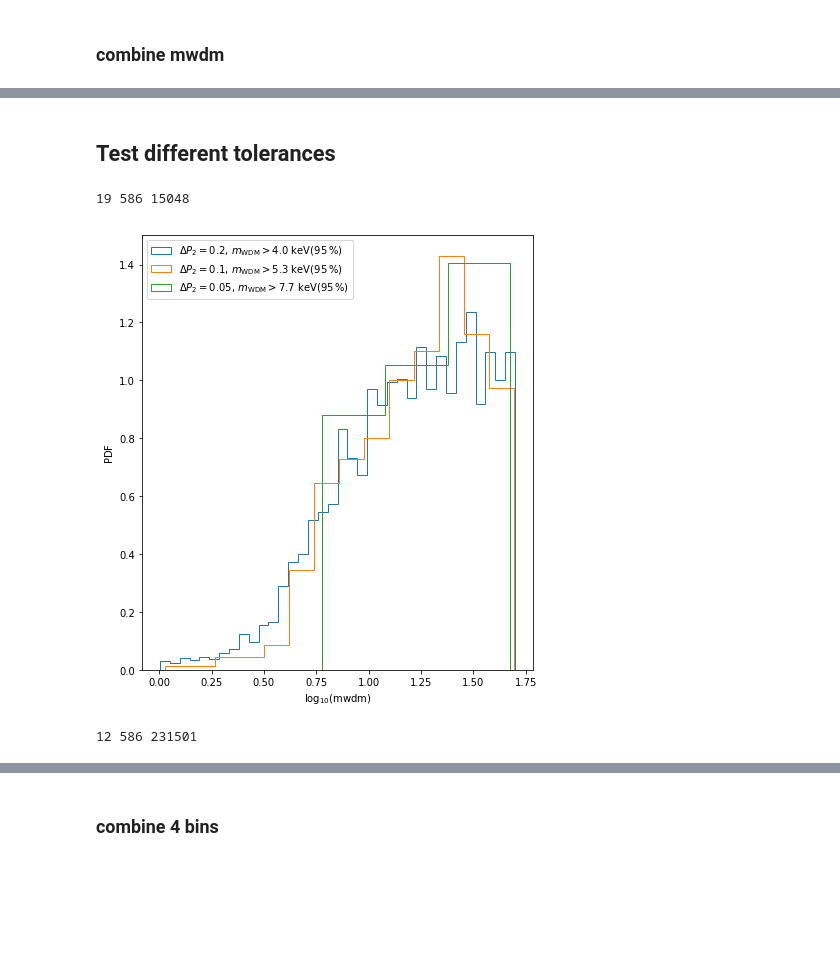
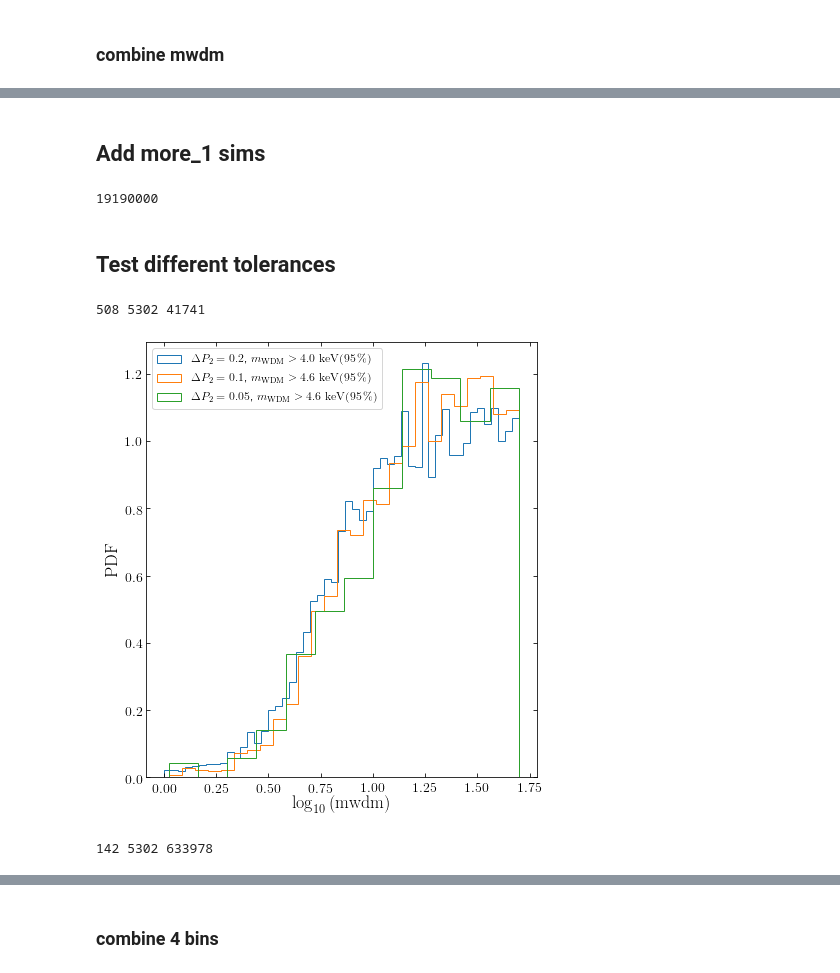
Before and after one commit to nbanik/Analyze_GD-1, a Jupyter notebook: Combine_GD1_Pal5_PDFs.ipynb, the cells around one changed output, grey strips where cells are left out. Saved outputs shown, nothing was run; the diff lists cells and outputs as text; code cells hidden in the pictures; blank space fills up the shorter version.

```diff
--- a/Combine_GD1_Pal5_PDFs.ipynb
+++ b/Combine_GD1_Pal5_PDFs.ipynb
@@ -746,3 +810,41 @@ for jj in range(350):
+# %% [markdown]
+## Add more_1 sims
+# %%
+dir_GD1 = 'dens_Omega/GD1_ABC_mwdm_diff_more1/'
+dir_P5 = 'dens_Omega/Pal5_ABC_mwdm_diff_more1/'
+
+
+
+for jj in range(500):
+    abc_diff_tr=np.loadtxt(dir_GD1 + 'ABC_loguniform_mwdm_more1_power_12.0degcut_diff_trailing_lenthreshold0.2_barspiral_NRaoBlackwell100_{}.dat'.format(jj),delimiter=',',skiprows=1)
+    abc_diff_le=np.loadtxt(dir_GD1 + 'ABC_loguniform_mwdm_more1_power_12.0degcut_diff_leading_lenthreshold0.2_barspiral_NRaoBlackwell100_{}.dat'.format(jj),delimiter=',',skiprows=1)
+
+    P5_abc_diff=np.loadtxt(dir_P5 + 'Pal5_ABC_loguniform_mwdm_more1_lenthreshold0.2_barspiral_NRaoBlackwell100_{}.dat'.format(jj),delimiter=',',skiprows=1)
+
+    NN=len(abc_diff_tr)
+
+    for ii in range(NN):
+
+        P5_mwdm.append(P5_abc_diff[ii][0])
+
+        P5_diff_hi.append(P5_abc_diff[ii][1])
+        P5_diff_med.append(P5_abc_diff[ii][2])
+        P5_diff_lo.append(P5_abc_diff[ii][3])
+
+        GD1_mwdm.append(abc_diff_tr[ii][0])
+        #Trailing
+        GD1_diff_tr_hi.append(abc_diff_tr[ii][2])
+        GD1_diff_tr_med.append(abc_diff_tr[ii][3])
+        GD1_diff_tr_lo.append(abc_diff_tr[ii][4])
+
+        #Leading
+        GD1_diff_le_hi.append(abc_diff_le[ii][2])
+        GD1_diff_le_med.append(abc_diff_le[ii][3])
+        GD1_diff_le_lo.append(abc_diff_le[ii][4])
+# %%
+print (len(P5_mwdm))
+# %% [output]
+19190000
 # %%
 for jj in range(len(GD1_mwdm)):
     if GD1_mwdm[jj] != P5_mwdm[jj]:
@@ -759,13 +861,13 @@ GD1_tol_hi_0=0.3
 GD1_tol_med_0=0.2
 GD1_tol_lo_0=0.1
 
-GD1_tol_hi_1=0.2
+GD1_tol_hi_1=0.3
 GD1_tol_med_1=0.1
-GD1_tol_lo_1=0.05
+GD1_tol_lo_1=0.08
 
-GD1_tol_hi_2=0.1
-GD1_tol_med_2=0.05
-GD1_tol_lo_2=0.025
+GD1_tol_hi_2=0.2
+GD1_tol_med_2=0.07
+GD1_tol_lo_2=0.04
 
 
 for ii in range(len(GD1_mwdm)):
@@ -780,35 +882,35 @@ for ii in range(len(GD1_mwdm)):
     and (GD1_diff_le_hi[ii] < GD1_tol_hi_1) and (GD1_diff_le_med[ii] < GD1_tol_med_1) and (GD1_diff_le_lo[ii] < GD1_tol_lo_1):
 
 
         accepted_mwdm_GD1_1.append(np.log10(GD1_mwdm[ii]))
 
     if (GD1_diff_tr_hi[ii] < GD1_tol_hi_2) and (GD1_diff_tr_med[ii] < GD1_tol_med_2) and (GD1_diff_tr_lo[ii] < GD1_tol_lo_2)\
     and (GD1_diff_le_hi[ii] < GD1_tol_hi_2) and (GD1_diff_le_med[ii] < GD1_tol_med_2) and (GD1_diff_le_lo[ii] < GD1_tol_lo_2):
 
 
         accepted_mwdm_GD1_2.append(np.log10(GD1_mwdm[ii]))
 
 print (len(accepted_mwdm_GD1_2),len(accepted_mwdm_GD1_1),len(accepted_mwdm_GD1_0))
 
 
 lolim_95_0 = np.percentile(np.array(accepted_mwdm_GD1_0),q=5,interpolation='midpoint')
 lolim_95_1 = np.percentile(np.array(accepted_mwdm_GD1_1),q=5,interpolation='midpoint')
 lolim_95_2 = np.percentile(np.array(accepted_mwdm_GD1_2),q=5,interpolation='midpoint')
 
 plt.figure(figsize=(7,8))
 plt.hist(accepted_mwdm_GD1_0,bins='scott',density=True,histtype='step',label=r'$\Delta P_{2} = 0.2$, $m_{\mathrm{WDM}} > %.1f \ \mathrm{keV} (95\,\%%)$' % (10.**lolim_95_0) )
 plt.hist(accepted_mwdm_GD1_1,bins='scott',density=True,histtype='step',label=r'$\Delta P_{2} = 0.1$, $m_{\mathrm{WDM}} > %.1f \ \mathrm{keV} (95\,\%%)$' % (10.**lolim_95_1))
 plt.hist(accepted_mwdm_GD1_2,bins='scott',density=True,histtype='step',label=r'$\Delta P_{2} = 0.05$, $m_{\mathrm{WDM}} > %.1f \ \mathrm{keV} (95\,\%%)$' % (10.**lolim_95_2))
 #plt.hist(mwdm_all,bins=10,density=False,histtype='step')
 #plt.plot(midbin,count)
 plt.xlabel(r'$\log_{10}\left(\mathrm{mwdm}\right)$')
 plt.ylabel(r'$\mathrm{PDF}$')
 plt.legend(loc = 'upper left')
 
 plt.show()
 # %% [output]
-19 586 15048
+508 5302 41741
-[figure, old version]
+[figure, new version]
 # %%
 accepted_mwdm=[]
 accepted_mwdm_GD1=[]
@@ -818,13 +920,13 @@ P5_tol_hi=0.3
 P5_tol_med=0.2
 P5_tol_lo=0.1
 
-GD1_tol_tr_hi=0.2
+GD1_tol_tr_hi=0.3
 GD1_tol_tr_med=0.1
-GD1_tol_tr_lo=0.05
+GD1_tol_tr_lo=0.08
 
-GD1_tol_le_hi=0.2
+GD1_tol_le_hi=0.3
 GD1_tol_le_med=0.1
-GD1_tol_le_lo=0.05
+GD1_tol_le_lo=0.08
 
 for ii in range(len(GD1_mwdm)):
 
@@ -851,7 +953,7 @@ for ii in range(len(GD1_mwdm)):
 
 print (len(accepted_mwdm),len(accepted_mwdm_GD1),len(accepted_mwdm_Pal5))
 # %% [output]
-12 586 231501
+142 5302 633978
 # %%
 bovy_plot.bovy_print(axes_labelsize=18.,xtick_labelsize=14.,ytick_labelsize=14.)
 figsize(7,8)
```
Also changed, not shown: parts of 18 cells of this notebook.
